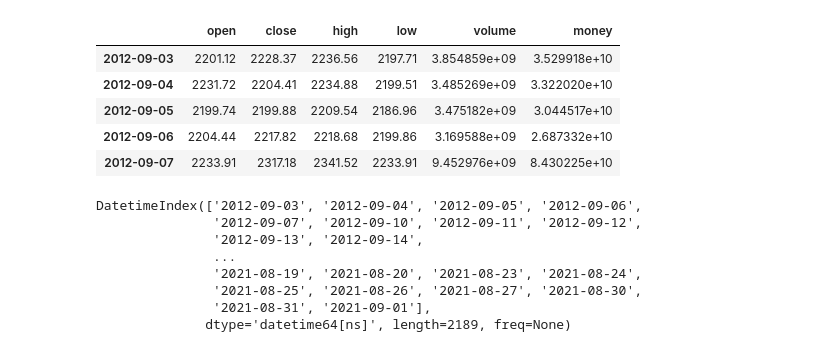
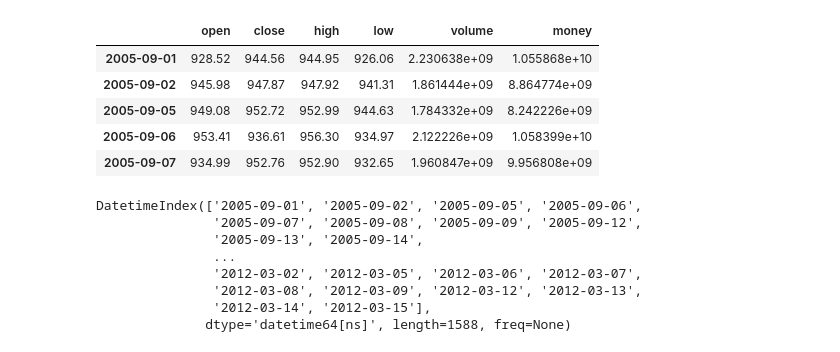
Before and after one commit to algo21-221040116/Assignment_1, a Jupyter notebook: Data_JoinQuant_as1.ipynb, the cells around one changed output. Saved outputs shown, nothing was run; the diff lists cells and outputs as text; code cells hidden in the pictures.

```diff
--- a/Data_jq_as1.ipynb
+++ b/Data_JoinQuant_as1.ipynb
@@ -16,26 +17,26 @@ print(count_num)
 {'total': 500000, 'spare': 483519}
 # %%
 # 获取数据
-data = jqdatasdk.get_price("000300.XSHG", start_date="2012-09-01", end_date="2021-09-01", frequency="daily")
+data = jqdatasdk.get_price("000300.XSHG", start_date="2005-09-01", end_date="2012-03-15", frequency="daily")
 data.head()
 # %% [output]
 |  | open | close | high | low | volume | money |
-| 2012-09-03 | 2201.12 | 2228.37 | 2236.56 | 2197.71 | 3.854859e+09 | 3.529918e+10 |
-| 2012-09-04 | 2231.72 | 2204.41 | 2234.88 | 2199.51 | 3.485269e+09 | 3.322020e+10 |
-| 2012-09-05 | 2199.74 | 2199.88 | 2209.54 | 2186.96 | 3.475182e+09 | 3.044517e+10 |
-| 2012-09-06 | 2204.44 | 2217.82 | 2218.68 | 2199.86 | 3.169588e+09 | 2.687332e+10 |
-| 2012-09-07 | 2233.91 | 2317.18 | 2341.52 | 2233.91 | 9.452976e+09 | 8.430225e+10 |
+| 2005-09-01 | 928.52 | 944.56 | 944.95 | 926.06 | 2.230638e+09 | 1.055868e+10 |
+| 2005-09-02 | 945.98 | 947.87 | 947.92 | 941.31 | 1.861444e+09 | 8.864774e+09 |
+| 2005-09-05 | 949.08 | 952.72 | 952.99 | 944.63 | 1.784332e+09 | 8.242226e+09 |
+| 2005-09-06 | 953.41 | 936.61 | 956.30 | 934.97 | 2.122226e+09 | 1.058399e+10 |
+| 2005-09-07 | 934.99 | 952.76 | 952.90 | 932.65 | 1.960847e+09 | 9.956808e+09 |
 # %%
 data.index # 需要把数据的index "时间戳" 也存进本地csv文件
 # %% [output]
-DatetimeIndex(['2012-09-03', '2012-09-04', '2012-09-05', '2012-09-06',
-               '2012-09-07', '2012-09-10', '2012-09-11', '2012-09-12',
-               '2012-09-13', '2012-09-14',
+DatetimeIndex(['2005-09-01', '2005-09-02', '2005-09-05', '2005-09-06',
+               '2005-09-07', '2005-09-08', '2005-09-09', '2005-09-12',
+               '2005-09-13', '2005-09-14',
                ...
-               '2021-08-19', '2021-08-20', '2021-08-23', '2021-08-24',
-               '2021-08-25', '2021-08-26', '2021-08-27', '2021-08-30',
-               '2021-08-31', '2021-09-01'],
-              dtype='datetime64[ns]', length=2189, freq=None)
+               '2012-03-02', '2012-03-05', '2012-03-06', '2012-03-07',
+               '2012-03-08', '2012-03-09', '2012-03-12', '2012-03-13',
+               '2012-03-14', '2012-03-15'],
+              dtype='datetime64[ns]', length=1588, freq=None)
 # %%
 # 获取的数据存为本地csv文件 以便读取修改dataframe
 data.to_csv("/Users/lijunyu/Desktop/000300_daily.csv", index = True) # index = True保留日期索引
```
Also changed, not shown: parts of 4 cells of this notebook, 3 other files.
